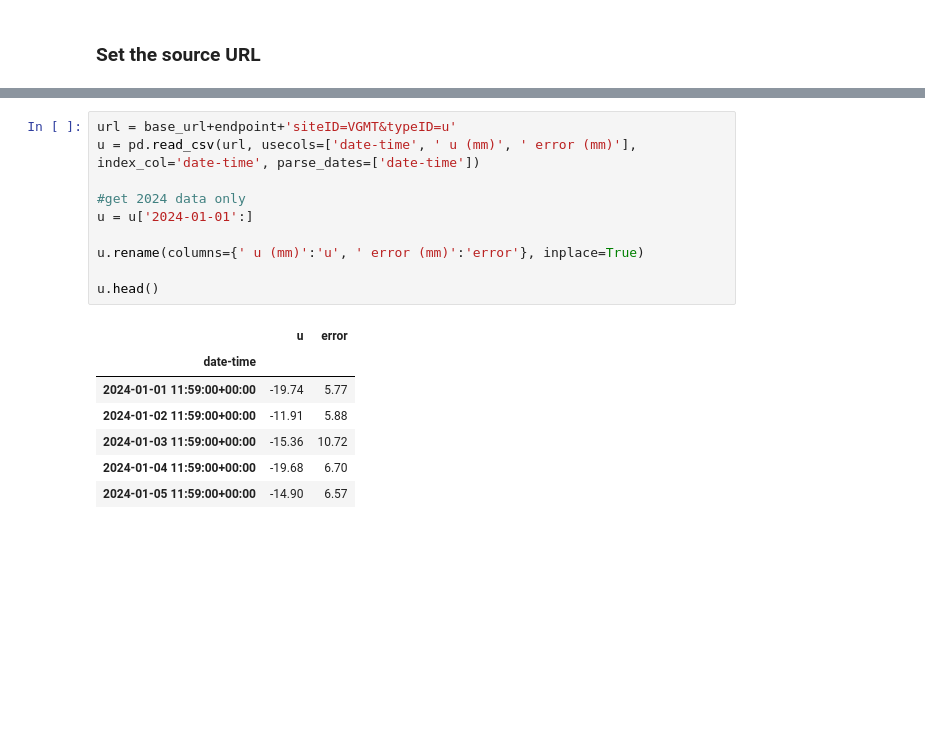
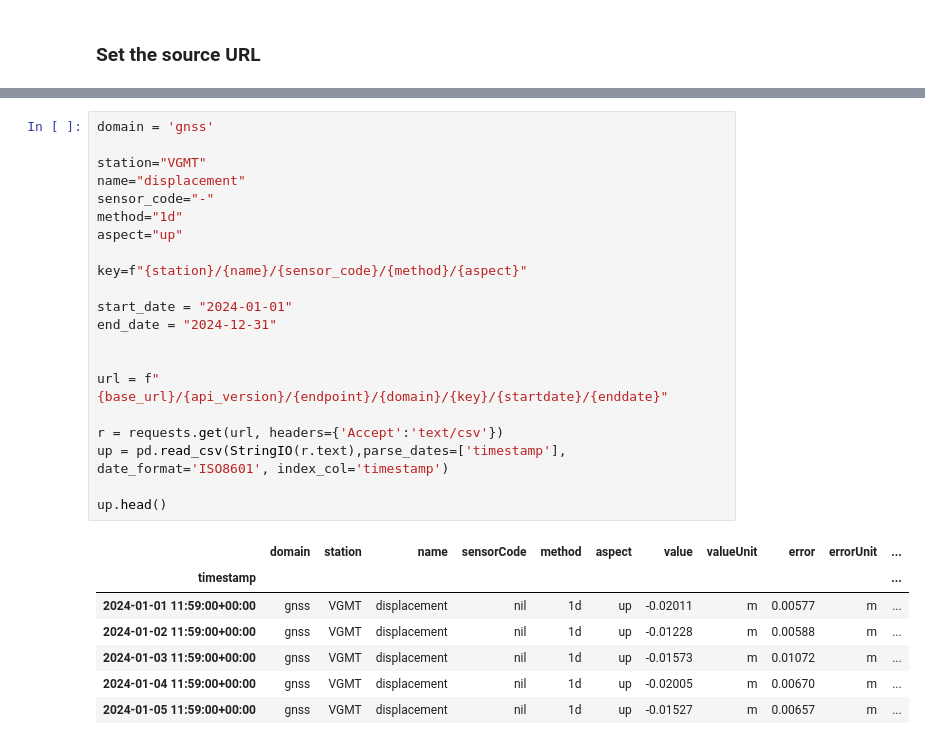
Before and after one commit to GeoNet/data-tutorials, a Jupyter notebook: Volcano/Volcano_data_gnss.ipynb, the cells around one changed output, grey strips where cells are left out. Cells and saved outputs as stored; diff of their text form; blank space fills up the shorter version.

```diff
--- a/Volcano/Volcano_data_gnss.ipynb
+++ b/Volcano/Volcano_data_gnss.ipynb
@@ -37,19 +45,30 @@ We can optionally set:
 # %%
-url = base_url+endpoint+'siteID=VGMT&typeID=u'
-u = pd.read_csv(url, usecols=['date-time', ' u (mm)', ' error (mm)'], index_col='date-time', parse_dates=['date-time'])
+domain = 'gnss'
 
-#get 2024 data only
-u = u['2024-01-01':]
+station="VGMT"
+name="displacement"
+sensor_code="-"
+method="1d"
+aspect="up"
 
-u.rename(columns={' u (mm)':'u', ' error (mm)':'error'}, inplace=True)
+key=f"{station}/{name}/{sensor_code}/{method}/{aspect}"
 
-u.head()
+start_date = "2024-01-01"
+end_date = "2024-12-31"
+
+
+url = f"{base_url}/{api_version}/{endpoint}/{domain}/{key}/{startdate}/{enddate}"
+
+r = requests.get(url, headers={'Accept':'text/csv'})
+up = pd.read_csv(StringIO(r.text),parse_dates=['timestamp'], date_format='ISO8601', index_col='timestamp')
+
+up.head()
 # %% [output]
-|  | u | error |
-| date-time |  |  |
-| 2024-01-01 11:59:00+00:00 | -19.74 | 5.77 |
-| 2024-01-02 11:59:00+00:00 | -11.91 | 5.88 |
-| 2024-01-03 11:59:00+00:00 | -15.36 | 10.72 |
-| 2024-01-04 11:59:00+00:00 | -19.68 | 6.70 |
-| 2024-01-05 11:59:00+00:00 | -14.90 | 6.57 |
+|  | domain | station | name | sensorCode | method | aspect | value | valueUnit | error | errorUnit | ... |
+| timestamp |  |  |  |  |  |  |  |  |  |  | ... |
+| 2024-01-01 11:59:00+00:00 | gnss | VGMT | displacement | nil | 1d | up | -0.02011 | m | 0.00577 | m | ... |
+| 2024-01-02 11:59:00+00:00 | gnss | VGMT | displacement | nil | 1d | up | -0.01228 | m | 0.00588 | m | ... |
+| 2024-01-03 11:59:00+00:00 | gnss | VGMT | displacement | nil | 1d | up | -0.01573 | m | 0.01072 | m | ... |
+| 2024-01-04 11:59:00+00:00 | gnss | VGMT | displacement | nil | 1d | up | -0.02005 | m | 0.00670 | m | ... |
+| 2024-01-05 11:59:00+00:00 | gnss | VGMT | displacement | nil | 1d | up | -0.01527 | m | 0.00657 | m | ... |
 # %% [markdown]
```
Also changed, not shown: parts of 15 cells of this notebook.
